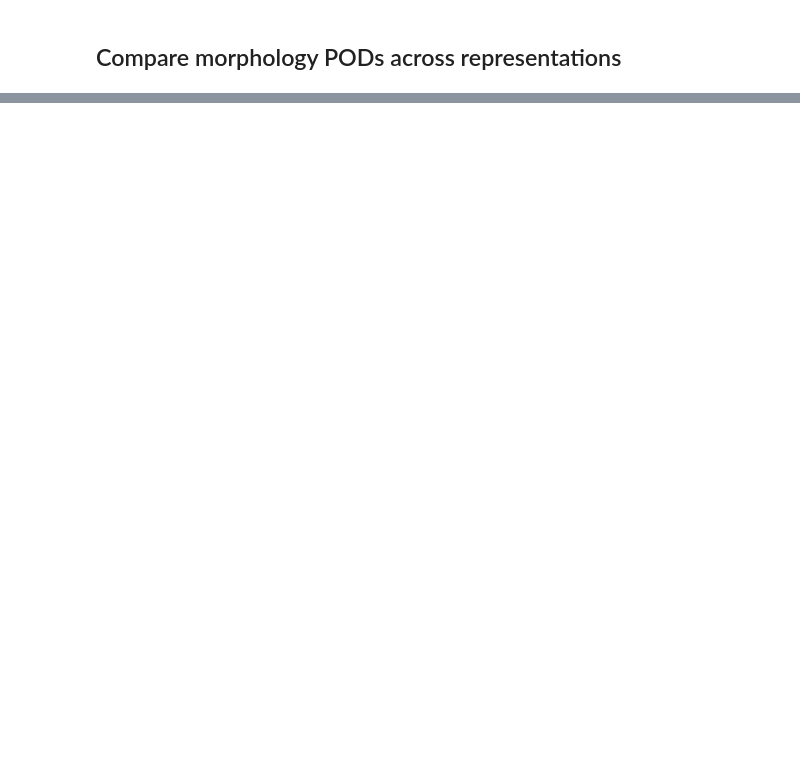
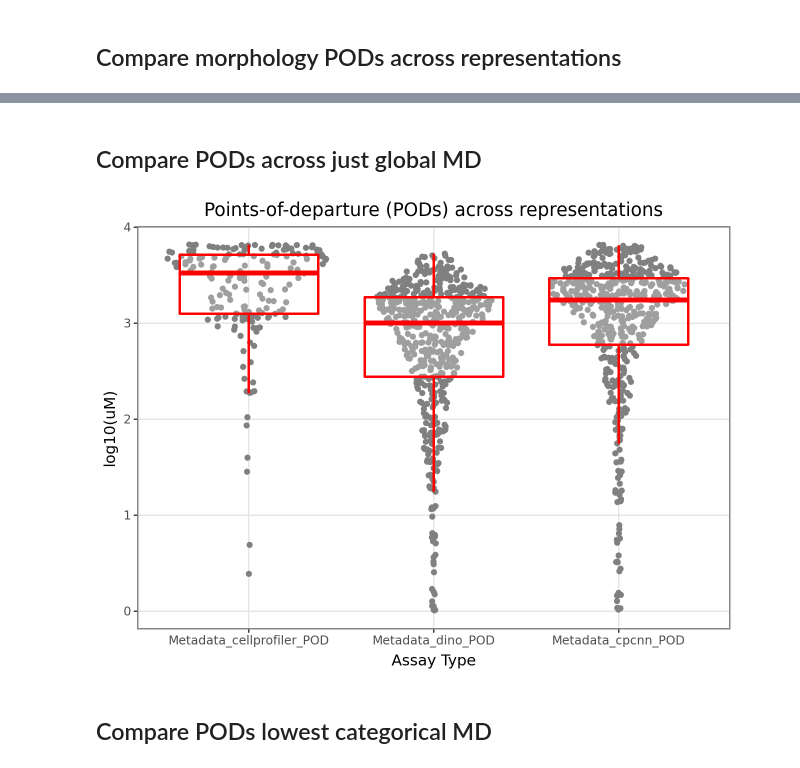
Before and after one commit to jessica-ewald/2024_09_09_Axiom_OASIS, a Jupyter notebook: 2_downstream_analysis/manuscript_notebooks/1_3_compare_pods.ipynb, the cells around one changed output, grey strips where cells are left out. Drawn from its saved outputs; the diff is of its cells as text; code cells hidden in the pictures; blank space fills up the shorter version.

```diff
--- a/2_downstream_analysis/manuscript_notebooks/1_3_compare_pods.ipynb
+++ b/2_downstream_analysis/manuscript_notebooks/1_3_compare_pods.ipynb
@@ -185,3 +197,5 @@ shape: (3, 9)
 | "Metadata_cellprofiler_POD" | "Metadata_dino_POD" | 527 | -1.374629 | 0.169832 | -0.038032 | 0.70152 | 2.8502e-79 | 1.091521 |
 | "Metadata_cellprofiler_POD" | "Metadata_cpcnn_POD" | 498 | -9.483808 | 1.0109e-19 | -0.248911 | 0.717907 | 4.7224e-80 | 1.773826 |
 | "Metadata_dino_POD" | "Metadata_cpcnn_POD" | 517 | -12.408718 | 4.0016e-31 | -0.20248 | 0.873222 | 6.7557e-163 | 1.593969 |
+# %% [markdown]
+## Compare PODs across just global MD
@@ -187,0 +222,40 @@ shape: (3, 9)
+# %%
+
+data = data.join(cellprofiler, on="Metadata_Compound", how="left")
+data = data.join(cpcnn, on="Metadata_Compound", how="left")
+data = data.join(dino, on="Metadata_Compound", how="left")
+
+all_pods = data.select([
+    "Metadata_Compound",
+    "Metadata_cellprofiler_POD",
+    "Metadata_cpcnn_POD",
+    "Metadata_dino_POD",
+]).unique()
+
+all_pods_long = all_pods.unpivot(
+    index=["Metadata_Compound"],
+    on=["Metadata_cellprofiler_POD", "Metadata_cpcnn_POD", "Metadata_dino_POD"],
+    variable_name="POD_Type",
+    value_name="POD_Value"
+).drop_nulls().to_pandas()
+
+all_pods_long['POD_Type'] = pd.Categorical(
+    all_pods_long['POD_Type'],
+    categories=["Metadata_cellprofiler_POD", "Metadata_dino_POD", "Metadata_cpcnn_POD"],
+    ordered=True
+)
+# %%
+from plotnine import ggplot, aes, theme_bw, geom_boxplot, geom_sina, labs
+
+plot = (
+    ggplot(all_pods_long, aes(x='POD_Type', y='POD_Value'))
+    + geom_sina(color="grey")
+    + geom_boxplot(color="red", alpha=0.25, size=1, outlier_alpha=0)
+    + labs(title='Points-of-departure (PODs) across representations', x='Assay Type', y='log10(uM)')
+    + theme_bw()
+)
+plot.show()
+# %% [output]
+[figure, added]
+# %% [markdown]
+## Compare PODs lowest categorical MD
```
Also changed, not shown: parts of 11 cells of this notebook, 14 other files.
